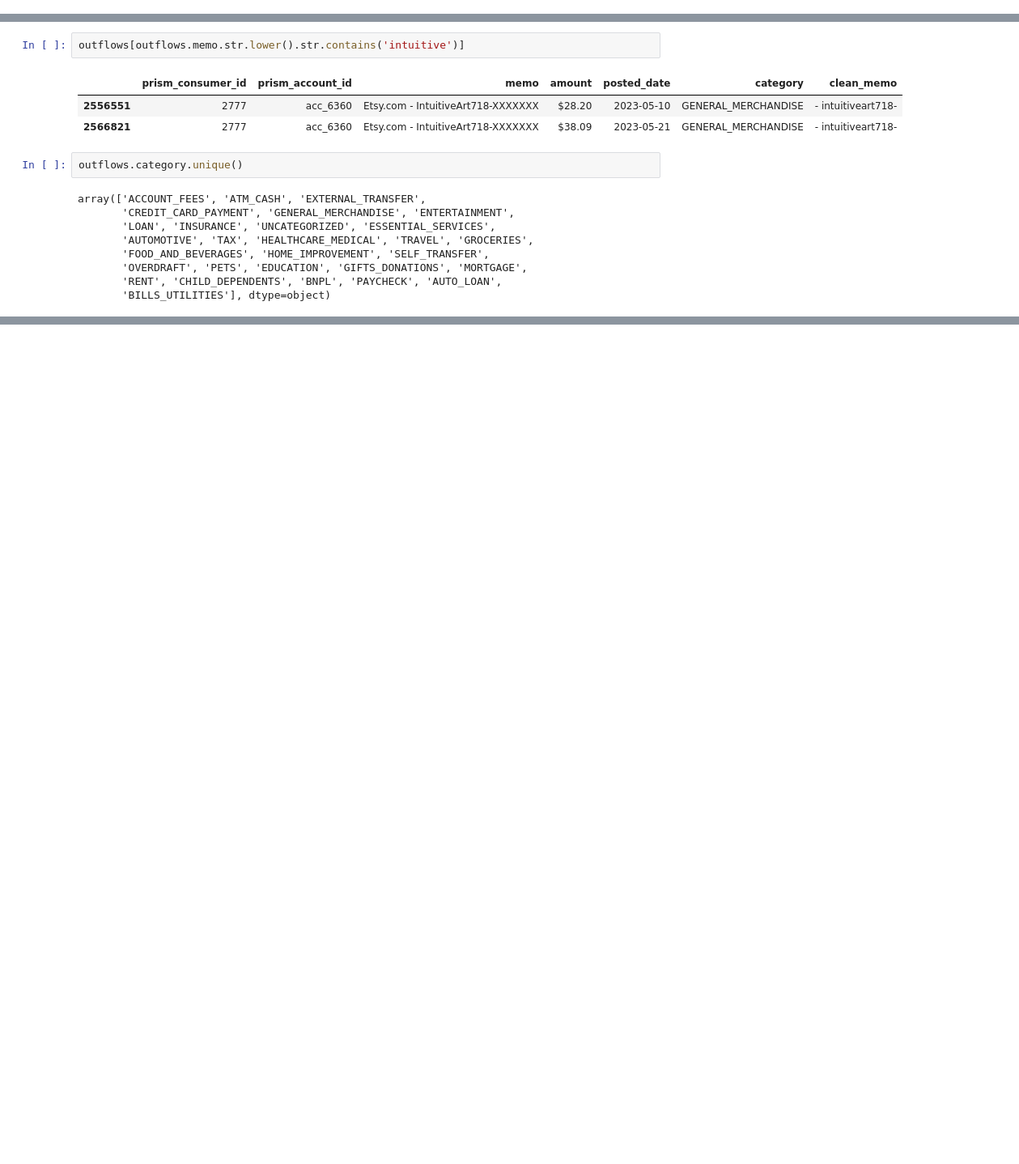
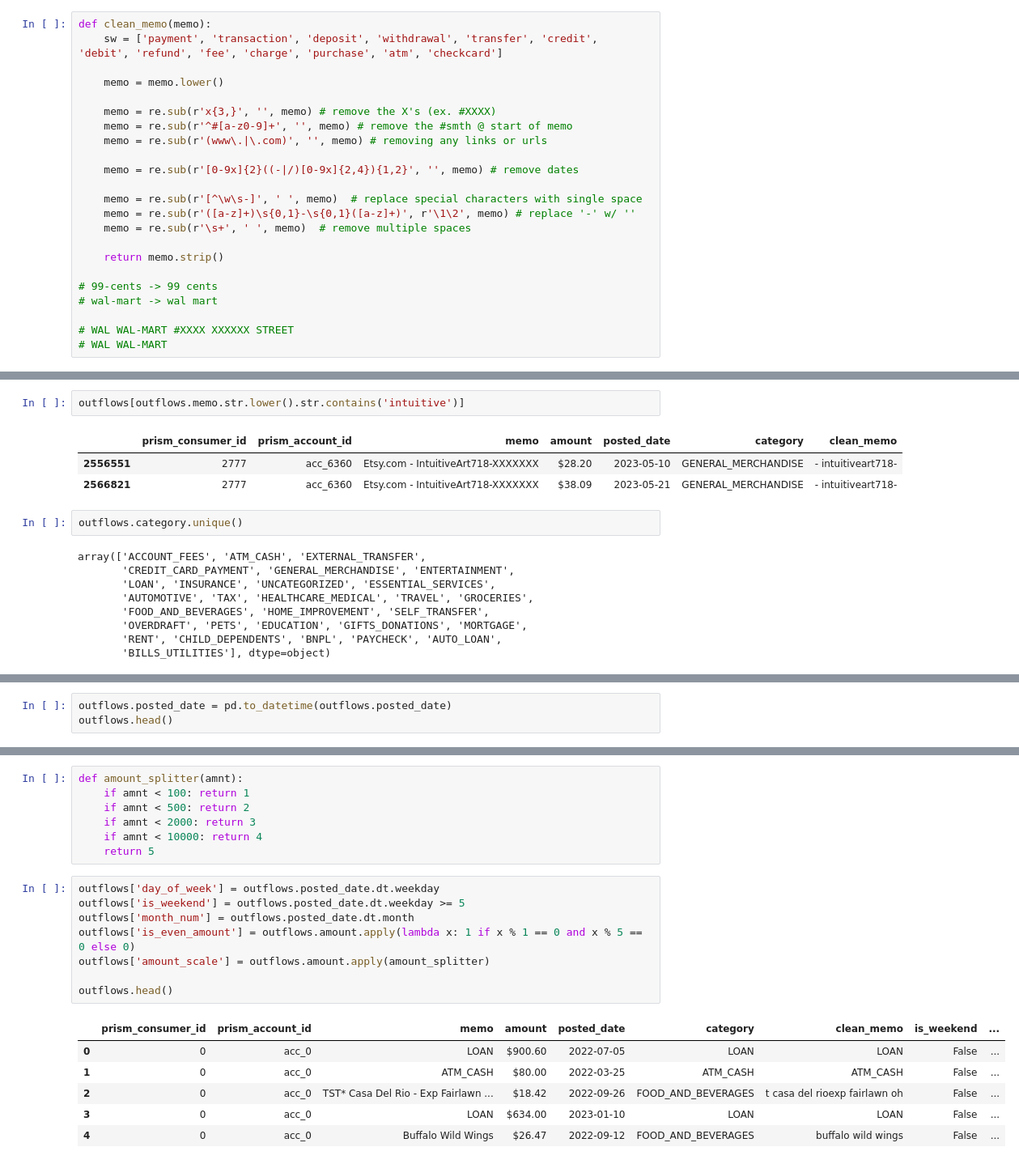
Before and after one commit to danielrmathew/prism-data-credit, a Jupyter notebook: Aman's.ipynb, the cells around one changed output, grey strips where cells are left out. Shown at 81% size. Saved outputs shown, nothing was run; the diff lists cells and outputs as text; blank space fills up the shorter version.

```diff
--- a/Aman's.ipynb
+++ b/Aman's.ipynb
@@ -533,6 +538,29 @@ def clean_memo(memo):
 
 # WAL WAL-MART #XXXX XXXXXX STREET
 # WAL WAL-MART
+# %%
+def clean_memo(memo):
+    sw = ['payment', 'transaction', 'deposit', 'withdrawal', 'transfer', 'credit', 'debit', 'refund', 'fee', 'charge', 'purchase', 'atm', 'checkcard']
+
+    memo = memo.lower()
+
+    memo = re.sub(r'x{3,}', '', memo) # remove the X's (ex. #XXXX)
+    memo = re.sub(r'^#[a-z0-9]+', '', memo) # remove the #smth @ start of memo
+    memo = re.sub(r'(www\.|\.com)', '', memo) # removing any links or urls
+
+    memo = re.sub(r'[0-9x]{2}((-|/)[0-9x]{2,4}){1,2}', '', memo) # remove dates
+
+    memo = re.sub(r'[^\w\s-]', ' ', memo)  # replace special characters with single space
+    memo = re.sub(r'([a-z]+)\s{0,1}-\s{0,1}([a-z]+)', r'\1\2', memo) # replace '-' w/ ''
+    memo = re.sub(r'\s+', ' ', memo)  # remove multiple spaces
+
+    return memo.strip()
+
+# 99-cents -> 99 cents
+# wal-mart -> wal mart
+
+# WAL WAL-MART #XXXX XXXXXX STREET
+# WAL WAL-MART
 # %%
 outflows['clean_memo'] = outflows.apply(lambda row: clean_memo(row.memo) if row.memo != row.category else row.memo, axis=1) # outflows.memo.apply(clean_memo)
 outflows.head()
@@ -623,0 +680,3 @@ for cat in outflows.category.unique():
+# %%
+outflows.posted_date = pd.to_datetime(outflows.posted_date)
+outflows.head()
@@ -623,0 +690,22 @@ for cat in outflows.category.unique():
+# %%
+def amount_splitter(amnt):
+    if amnt < 100: return 1
+    if amnt < 500: return 2
+    if amnt < 2000: return 3
+    if amnt < 10000: return 4
+    return 5
+# %%
+outflows['day_of_week'] = outflows.posted_date.dt.weekday
+outflows['is_weekend'] = outflows.posted_date.dt.weekday >= 5
+outflows['month_num'] = outflows.posted_date.dt.month
+outflows['is_even_amount'] = outflows.amount.apply(lambda x: 1 if x % 1 == 0 and x % 5 == 0 else 0)
+outflows['amount_scale'] = outflows.amount.apply(amount_splitter)
+
+outflows.head()
+# %% [output]
+|  | prism_consumer_id | prism_account_id | memo | amount | posted_date | category | clean_memo | is_weekend | ... |
+| 0 | 0 | acc_0 | LOAN | $900.60 | 2022-07-05 | LOAN | LOAN | False | ... |
+| 1 | 0 | acc_0 | ATM_CASH | $80.00 | 2022-03-25 | ATM_CASH | ATM_CASH | False | ... |
+| 2 | 0 | acc_0 | TST* Casa Del Rio - Exp Fairlawn ... | $18.42 | 2022-09-26 | FOOD_AND_BEVERAGES | t casa del rioexp fairlawn oh | False | ... |
+| 3 | 0 | acc_0 | LOAN | $634.00 | 2023-01-10 | LOAN | LOAN | False | ... |
+| 4 | 0 | acc_0 | Buffalo Wild Wings | $26.47 | 2022-09-12 | FOOD_AND_BEVERAGES | buffalo wild wings | False | ... |
```
Also changed, not shown: parts of 26 cells of this notebook, 29 other files.
